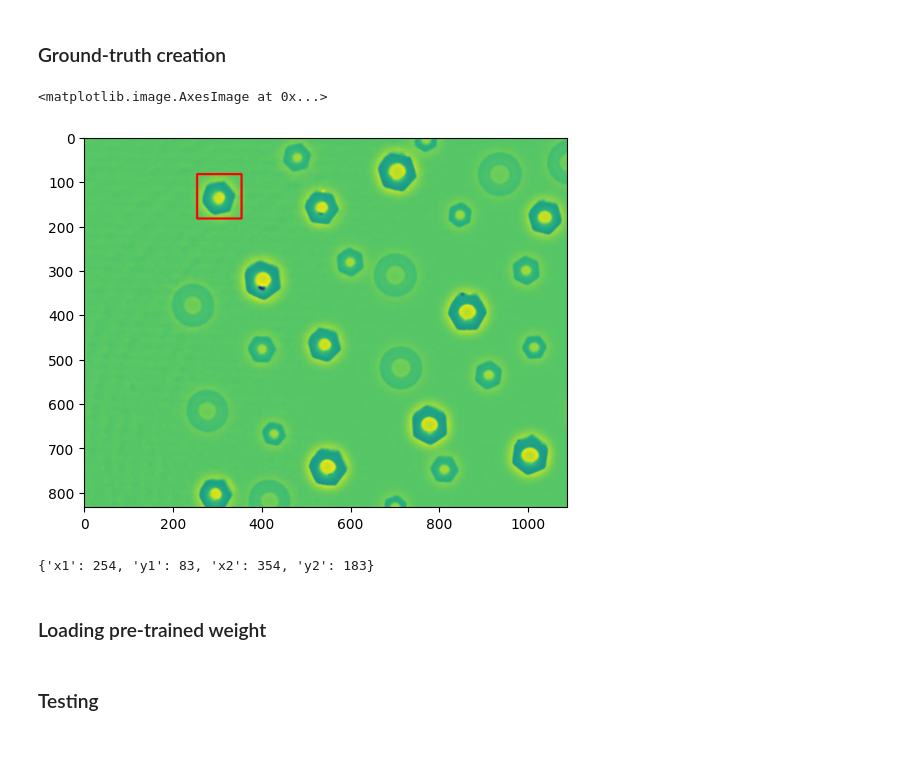
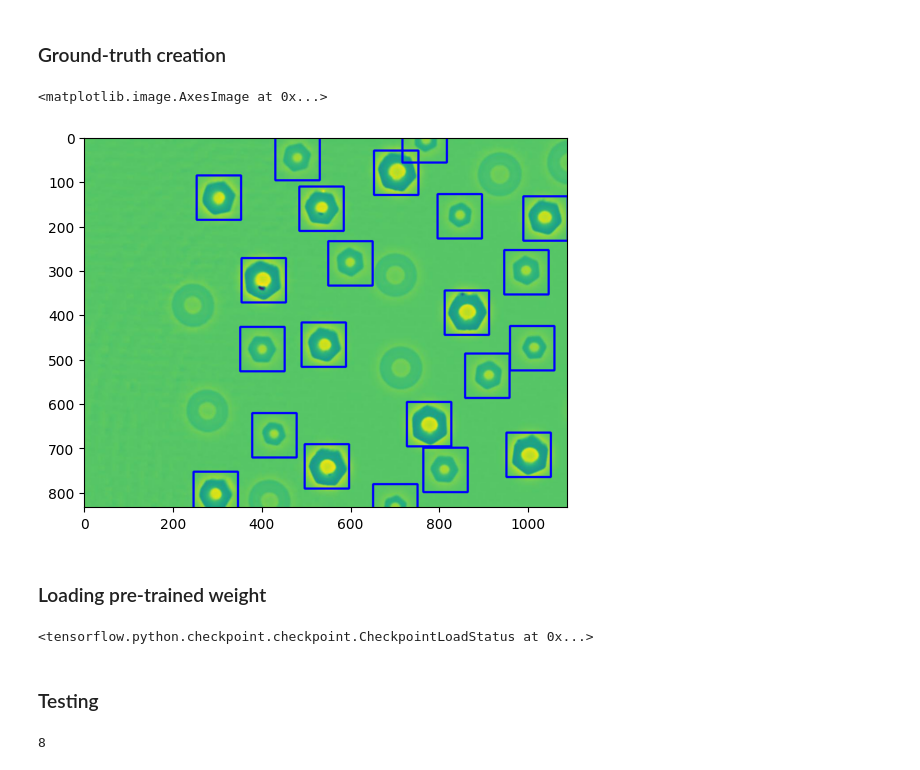
Before and after one commit to juanpb27/ssl_objects_detection, a Jupyter notebook: notebooks/evaluate_results.ipynb, the cells around one changed output. Drawn from its saved outputs; the diff is of its cells as text; code cells hidden in the pictures.

Commit message:
Evaluate results with ground truth

```diff
--- a/notebooks/evaluate_results.ipynb
+++ b/notebooks/evaluate_results.ipynb
@@ -294,63 +290,71 @@ def draw_box(event, x, y, flags, param):
         half_box_size = int(box_size / 2)
         top_left_pt = (x - half_box_size, y - half_box_size)
         bottom_right_pt = (x + half_box_size, y + half_box_size)
-        cv2.rectangle(image, top_left_pt, bottom_right_pt, (0,0,255), 3)
-        box_coords.append({'x1': top_left_pt[0], 'y1': top_left_pt[1],
-                           'x2': bottom_right_pt[0], 'y2': bottom_right_pt[1]})
+        cv2.rectangle(image, top_left_pt, bottom_right_pt, (255,0,0), 3)
+        # x1, y1, x2, y2
+        box_coords.append([top_left_pt[0], top_left_pt[1],
+                           bottom_right_pt[0], bottom_right_pt[1]])
+# %%
+num = 1
+raw_path = f'../Data/MATLAB/smoothed/reconstruction0{num}'
+img_matrix = scipy.io.loadmat(f'{raw_path}.mat')['Spz']
+
+path = f'{raw_path}.jpg'
+plt.imsave(path, img_matrix)
 # %%
 # Cargar imagen para procesar con OpenCV
 image = plt.imread(path)
 
 # Definir el tamaño del cuadro delimitador
 box_size = 100
 
 # Mostrar la imagen en una ventana
-cv2.namedWindow('image')
-cv2.setMouseCallback('image', draw_box)
+cv2.namedWindow('Ground truth')
+cv2.setMouseCallback('Ground truth', draw_box)
 
 drawing = False
 x_init, y_init = 0, 0
 top_left_pt, bottom_right_pt = (0, 0), (0, 0)
 box_coords = []
 
 while True:
-    cv2.imshow('image', image)
+    cv2.imshow('Ground truth', image)
     k = cv2.waitKey(1)
 
     # Si se presiona la tecla 'q', salir
     if k == ord('q'):
         break
 
 # Dibujar los bounding boxes
+box_coords = np.array(box_coords)
 for box in box_coords:
-    cv2.rectangle(image, (box['x1'], box['y1']), (box['x2'], box['y2']), (255, 0, 0), thickness=3)
+    cv2.rectangle(image, (box[0], box[1]), (box[2], box[3]), (0, 0, 255), thickness=4)
 
 cv2.destroyAllWindows()
 
 # Mostrar la imagen con los bounding boxes
 plt.imshow(image)
 # %% [output]
 <matplotlib.image.AxesImage at 0x...>
-[figure, old version]
+[figure, new version]
-# %%
-# Mostrar las coordenadas de los bounding boxes
-print(box_coords[0])
-# %% [output]
-{'x1': 254, 'y1': 83, 'x2': 354, 'y2': 183}
 # %% [markdown]
 ### Loading pre-trained weight
 # %%
-filepath = '/content/drive/MyDrive/Investigacion/Model/checkpoints/checkpoint_test_class1'
+filepath = '../Model/checkpoints/checkpoint_test_class1'
 trainer1 = Trainer(filepath)
 trainer1.model = dt.models.LodeSTAR(input_shape=(None, None, 1))
 trainer1.model.load_weights(filepath)
+# %% [output]
+<tensorflow.python.checkpoint.checkpoint.CheckpointLoadStatus at 0x...>
 # %% [markdown]
 ### Testing
 # %%
-reconstruction_path = f'/content/drive/MyDrive/Investigacion/Data/MATLAB/output/smoothed'
+reconstruction_path = f'../Data/MATLAB/output/smoothed'
 n_images = 8
 test_set = [scipy.io.loadmat(f'{reconstruction_path}/reconstruction0{num}.mat')['Spz'] for num in range(1,n_images+1)]
 len(test_set)
+# %% [output]
+8
 # %%
 def test(test_data, model, downsample=1, alpha=0.1, cutoff=0.99, mode="quantile", plotPrevious=True):
   preprocessor = Preprocessor()
```
Also changed, not shown: parts of 8 cells of this notebook.
